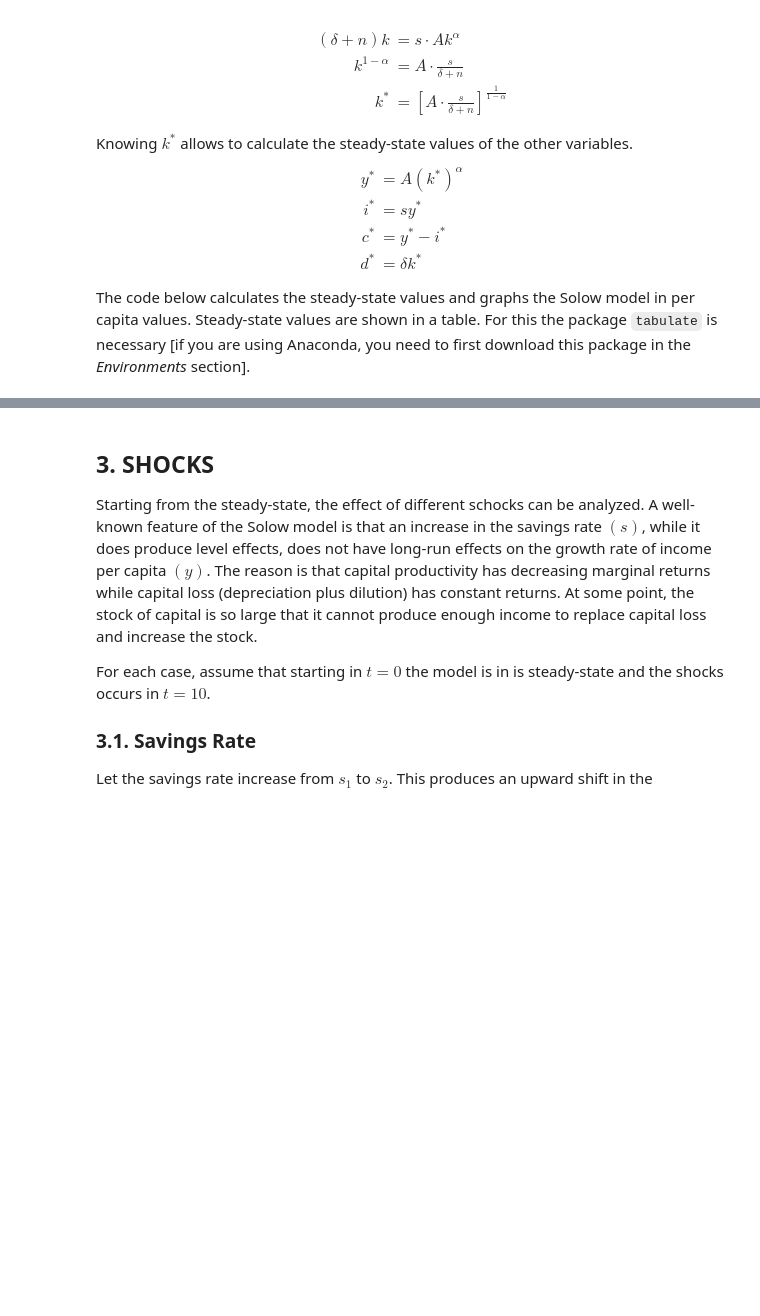
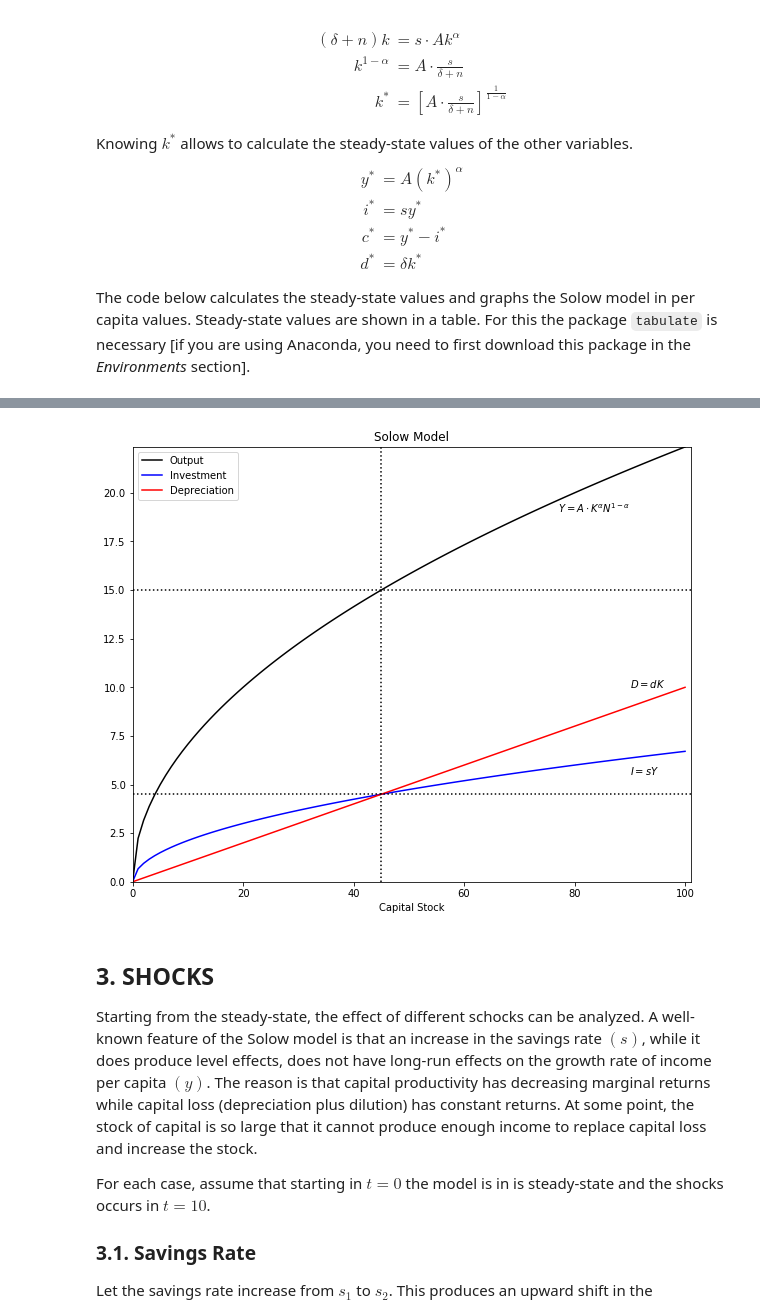
Before and after one commit to ncachanosky/Macro-with-Python, a Jupyter notebook: Solow Model.ipynb, the cells around one changed output, grey strips where cells are left out. Saved outputs shown, nothing was run; the diff lists cells and outputs as text; code cells hidden in the pictures; blank space fills up the shorter version.

```diff
--- a/Solow Model.ipynb
+++ b/Solow Model.ipynb
@@ -276,3 +188,56 @@ Investment              2.45
+# %%
+"1|IMPORT PACKAGES"
+import numpy as np               # Package for scientific computing with Python
+import matplotlib.pyplot as plt  # Matplotlib is a 2D plotting library
+
+"2|DEFINE PARAMETERS AND ARRAYS"
+# Parameters
+K_size = 101                     # Model domain
+A = 1                            # Total Factor Productivity
+N = 5                            # Capital stock
+alpha = 0.50                     # Output elasticity of capital
+s = 0.30                         # Savings rate
+d = 0.10                         # Depreciation rate
+#Arrays
+K = np.arange(K_size)            # Create empty array of K
+
+"3|DEFINE FUNCTIONS"
+def output(K):   # Cobb-Douglas Production Function
+    Y = A * (K)**(alpha) * (N)**(1-alpha)
+    return Y
+
+"4|POPULATE ARRAYS"
+Y = output(K)
+D = d*K
+I = s*Y
+
+"5|CALCULATE STEADY-STATE VALUES"
+Kstar = ((s*A*(N)**(1-alpha))/d)**(1/(1-alpha))
+Ystar = A  *(Kstar**alpha)*((N)**(1-alpha))
+Istar = s*Ystar
+Cstar = Ystar - Istar
+Dstar = d*Kstar
+
+"6|PLOT THE SOLOW MODEL"
+y_max = np.max(Y)
+v = [0, K_size, 0, y_max]
+
+fig, ax = plt.subplots(figsize=(10, 8))
+ax.plot(K, Y, "k", ls = '-', label="Output")
+ax.plot(K, I, "b", ls = '-', label="Investment")
+ax.plot(K, D, "r", ls = '-', label="Depreciation")
+ax.set(title="Solow Model", xlabel="Capital Stock")
+plt.text(77, 19,  r'$Y = A \cdot K^{\alpha} N^{1-\alpha}$')
+plt.text(90, 10,  r'$D = dK$')
+plt.text(90, 5.5, r'$I = sY$')
+plt.legend(loc=2)
+plt.axvline(x = Kstar, ls = ":", color = 'k')
+plt.axhline(y = Istar, ls = ":", color = 'k')
+plt.axhline(y = Ystar, ls = ":", color = 'k')
+plt.axis(v)
+plt.show()
+# %% [output]
+[figure, added]
 # %% [markdown]
 ## 3. SHOCKS
 
```
Also changed, not shown: parts of 9 cells of this notebook, 5 other files.
